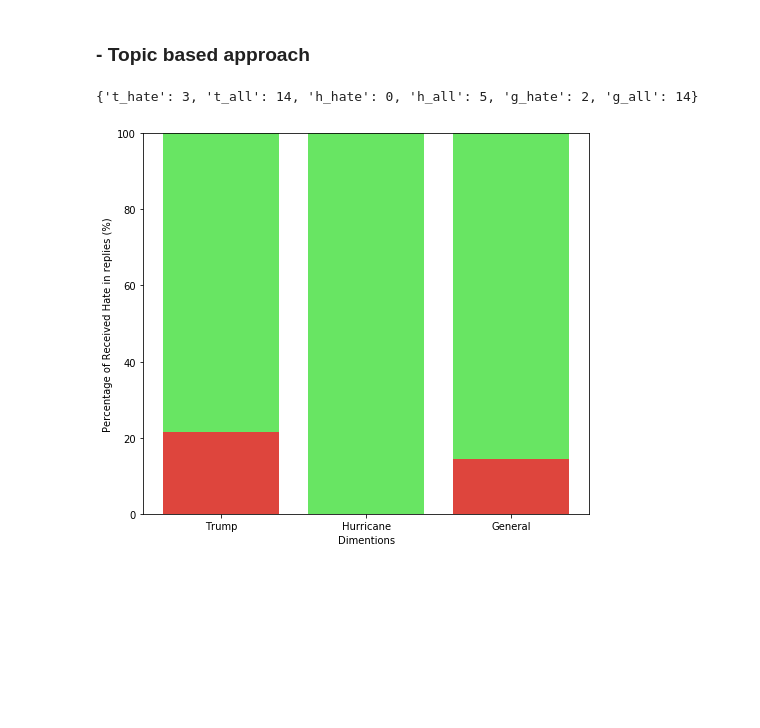
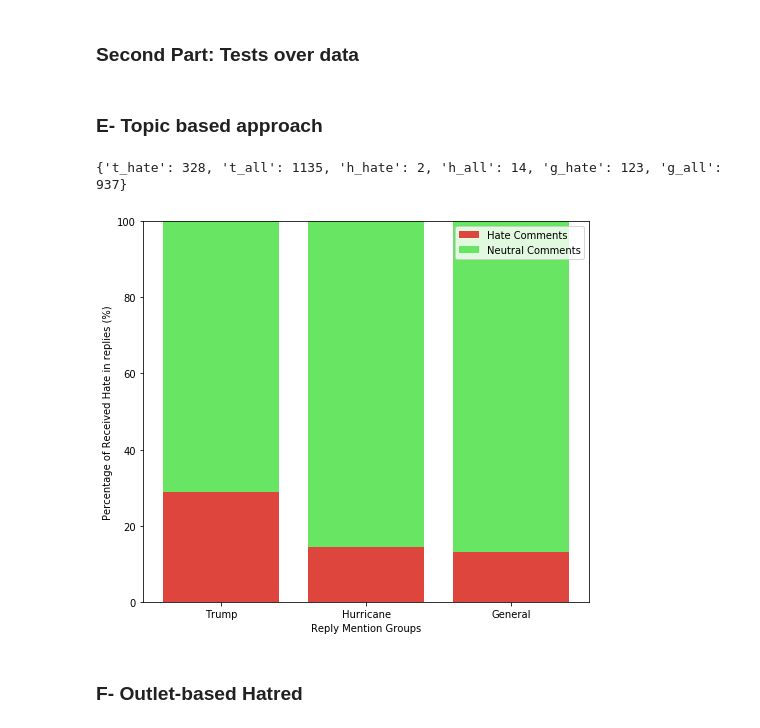
Before and after one commit to MarinaRukavitsyna/VisualCrawler-Political-Polarization, a Jupyter notebook: notebooks/Tests.ipynb, the cells around one changed output. Saved outputs shown, nothing was run; the diff lists cells and outputs as text; code cells hidden in the pictures; blank space fills up the shorter version.

Commit message:
finalize analysis on data
#final-fixes

```diff
--- a/notebooks/Tests.ipynb
+++ b/notebooks/Tests.ipynb
@@ -1,3 +1,5 @@
+# %% [markdown]
+### Second Part: Tests over data
 # %%
 import os
 import sys
@@ -23,7 +27,7 @@ dataCsvFile = '../src/data/classes/' + parameters['class_name'] + '/' + 'index.c
 data = pd.read_csv(dataCsvFile, sep='\t')
 data = data.append({'name': 'other', 'token': 'other', 'tags': ''}, ignore_index=True)
 # %% [markdown]
-### - Topic based approach
+### E- Topic based approach
 # %%
 processed = {
     't_hate': 0, 't_all': 0,  # trump's hate
@@ -31,7 +35,7 @@ processed = {
     'g_hate': 0, 'g_all': 0 # general hate
 }
 
-hurricaneTags = ['Dorian', 'Bhamas', 'Hurricane', 'Carolina', 'Alabama']
+hurricaneTags = ['dorian', 'bhamas', 'hurricane', 'carolina', 'alabama']
 
 for index, element in tweets.iterrows():
     vote = str(element['vote'])
@@ -58,17 +62,19 @@ for index, element in tweets.iterrows():
 
 for index, element in replies.iterrows():
     is_general = True
-    if 'Trump' in element['text']:
+    text = element['text'].lower()
+    if 'trump' in text:
         is_general = False
         processed['t_all'] = processed['t_all'] + 1
         if element['automatic'] == 1:
             processed['t_hate'] = processed['t_hate'] + 1
     for hurricaneTag in hurricaneTags:
-        if 'Hurricane' in element['text']:
+        if hurricaneTag in text:
             is_general = False
             processed['h_all'] = processed['h_all'] + 1
             if element['automatic'] == 1:
                 processed['h_hate'] = processed['h_hate'] + 1
+            break
     if not is_general:
         processed['g_all'] = processed['g_all'] + 1
         if element['automatic'] == 1:
@@ -76,25 +82,28 @@ for index, element in replies.iterrows():
 
 print(processed)
 # %% [output]
-{'t_hate': 3, 't_all': 14, 'h_hate': 0, 'h_all': 5, 'g_hate': 2, 'g_all': 14}
+{'t_hate': 328, 't_all': 1135, 'h_hate': 2, 'h_all': 14, 'g_hate': 123, 'g_all': 937}
 # %%
 percentages = [0, 0 , 0];
 negativePercentages = [100, 100 , 100];
 titles = ['Trump', 'Hurricane', 'General']
 percentages[0] = processed['t_hate'] * 100 / processed['t_all']
 negativePercentages[0] = negativePercentages[0] - percentages[0]
 percentages[1] = processed['h_hate'] * 100 / processed['h_all']
 negativePercentages[1] = negativePercentages[1] - percentages[1]
 percentages[2] = processed['g_hate'] * 100 / processed['g_all']
 negativePercentages[2] = negativePercentages[2] - percentages[2]
 
 # Hate distribtion:
 plt.figure(figsize=(8,7))
-plt.bar(titles, percentages, color='#de453d')
-plt.bar(titles, negativePercentages, bottom=percentages, color='#68e563')
-plt.xlabel('Dimentions')
+plt.bar(titles, percentages, color='#de453d', label='Hate Comments')
+plt.bar(titles, negativePercentages, bottom=percentages, color='#68e563', label='Neutral Comments')
+plt.xlabel('Reply Mention Groups')
 plt.ylabel('Percentage of Received Hate in replies (%)')
 plt.ylim(0, 100)
+plt.legend()
 plt.show()
 # %% [output]
-[figure, old version]
+[figure, new version]
+# %% [markdown]
+### F- Outlet-based Hatred
```
Also changed, not shown: parts of 13 cells of this notebook, 7 other files.
